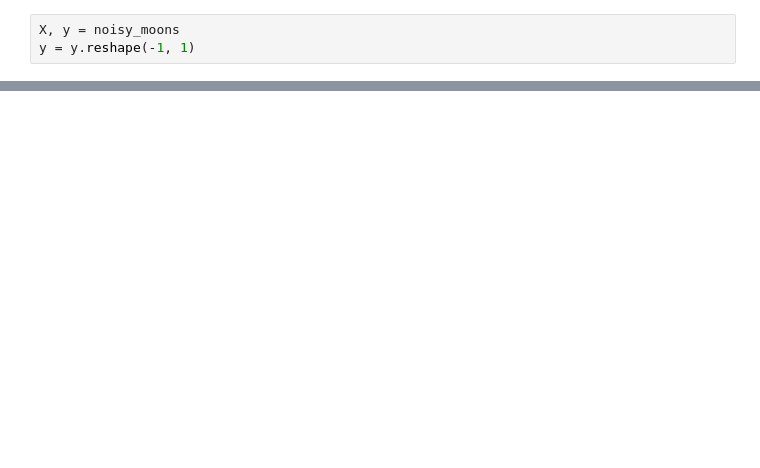
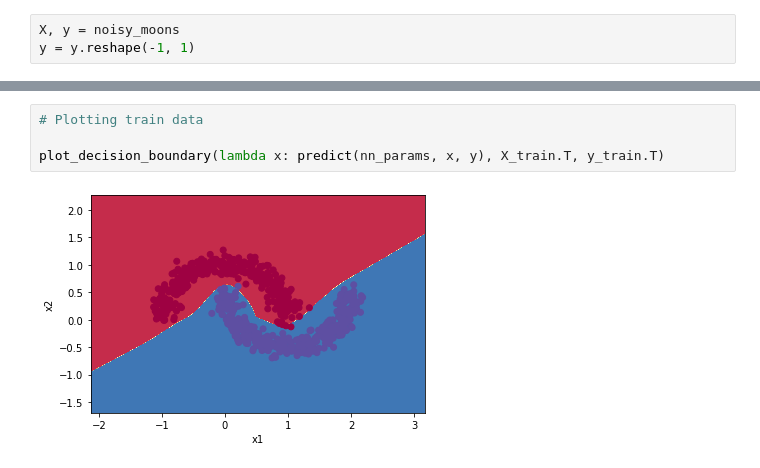
Before and after one commit to akarsh-saxena/Neural-Network-From-Scratch, a Jupyter notebook: Artificial Neural Network/Shallow Neural Network/Shallow_Neural_Network.ipynb, the cells around one changed output, grey strips where cells are left out. Saved outputs shown, nothing was run; the diff lists cells and outputs as text; blank space fills up the shorter version.

```diff
--- a/Artificial Neural Network/Shallow Neural Network/Shallow_Neural_Network.ipynb
+++ b/Artificial Neural Network/Shallow Neural Network/Shallow_Neural_Network.ipynb
@@ -382,0 +401,6 @@ plot_decision_boundary(lambda x: predict(nn_params, x, y), X.T, y.T)
+# %%
+# Plotting train data
+
+plot_decision_boundary(lambda x: predict(nn_params, x, y), X_train.T, y_train.T)
+# %% [output]
+[figure, added]
```
Also changed, not shown: parts of 11 cells of this notebook.
